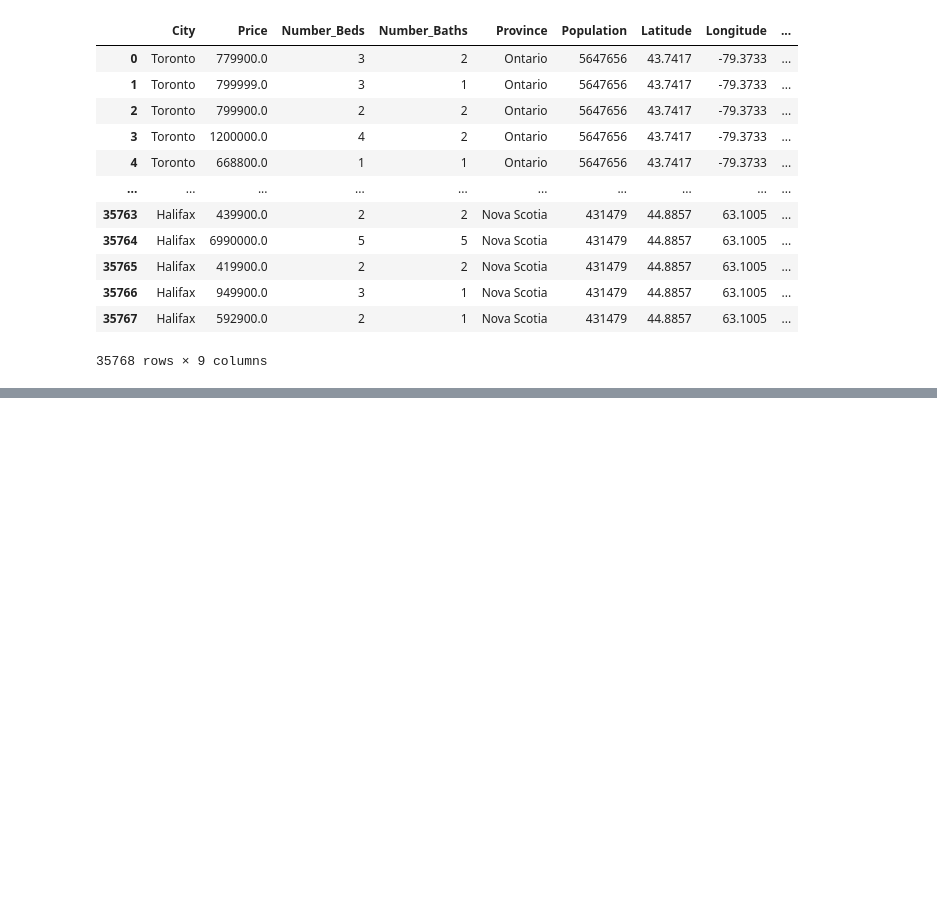
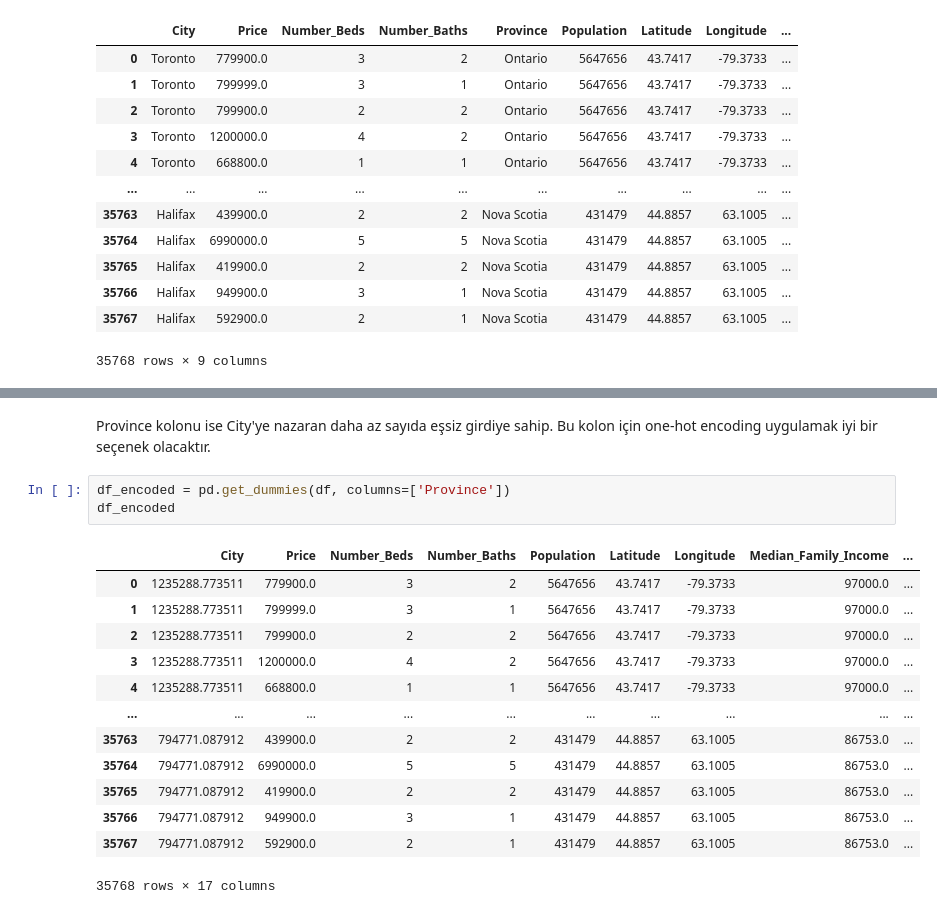
Before and after one commit to BoraDere/HUAI-ARGE, a Jupyter notebook: Canadian house prices for top cities/reg.ipynb, the cells around one changed output, grey strips where cells are left out. Cells and saved outputs as stored; diff of their text form; blank space fills up the shorter version.

```diff
--- a/Canadian house prices for top cities/reg.ipynb
+++ b/Canadian house prices for top cities/reg.ipynb
@@ -142,0 +163,19 @@ Province ve City kolonları içinse encoding uygulanabilir.
+# %% [markdown]
+Province kolonu ise City'ye nazaran daha az sayıda eşsiz girdiye sahip. Bu kolon için one-hot encoding uygulamak iyi bir seçenek olacaktır.
+# %%
+df_encoded = pd.get_dummies(df, columns=['Province'])
+df_encoded
+# %% [output]
+|  | City | Price | Number_Beds | Number_Baths | Population | Latitude | Longitude | Median_Family_Income | ... |
+| 0 | 1235288.773511 | 779900.0 | 3 | 2 | 5647656 | 43.7417 | -79.3733 | 97000.0 | ... |
+| 1 | 1235288.773511 | 799999.0 | 3 | 1 | 5647656 | 43.7417 | -79.3733 | 97000.0 | ... |
+| 2 | 1235288.773511 | 799900.0 | 2 | 2 | 5647656 | 43.7417 | -79.3733 | 97000.0 | ... |
+| 3 | 1235288.773511 | 1200000.0 | 4 | 2 | 5647656 | 43.7417 | -79.3733 | 97000.0 | ... |
+| 4 | 1235288.773511 | 668800.0 | 1 | 1 | 5647656 | 43.7417 | -79.3733 | 97000.0 | ... |
+| ... | ... | ... | ... | ... | ... | ... | ... | ... | ... |
+| 35763 | 794771.087912 | 439900.0 | 2 | 2 | 431479 | 44.8857 | 63.1005 | 86753.0 | ... |
+| 35764 | 794771.087912 | 6990000.0 | 5 | 5 | 431479 | 44.8857 | 63.1005 | 86753.0 | ... |
+| 35765 | 794771.087912 | 419900.0 | 2 | 2 | 431479 | 44.8857 | 63.1005 | 86753.0 | ... |
+| 35766 | 794771.087912 | 949900.0 | 3 | 1 | 431479 | 44.8857 | 63.1005 | 86753.0 | ... |
+| 35767 | 794771.087912 | 592900.0 | 2 | 1 | 431479 | 44.8857 | 63.1005 | 86753.0 | ... |
+35768 rows × 17 columns
```
Also changed, not shown: parts of 23 cells of this notebook, 1 other file.
